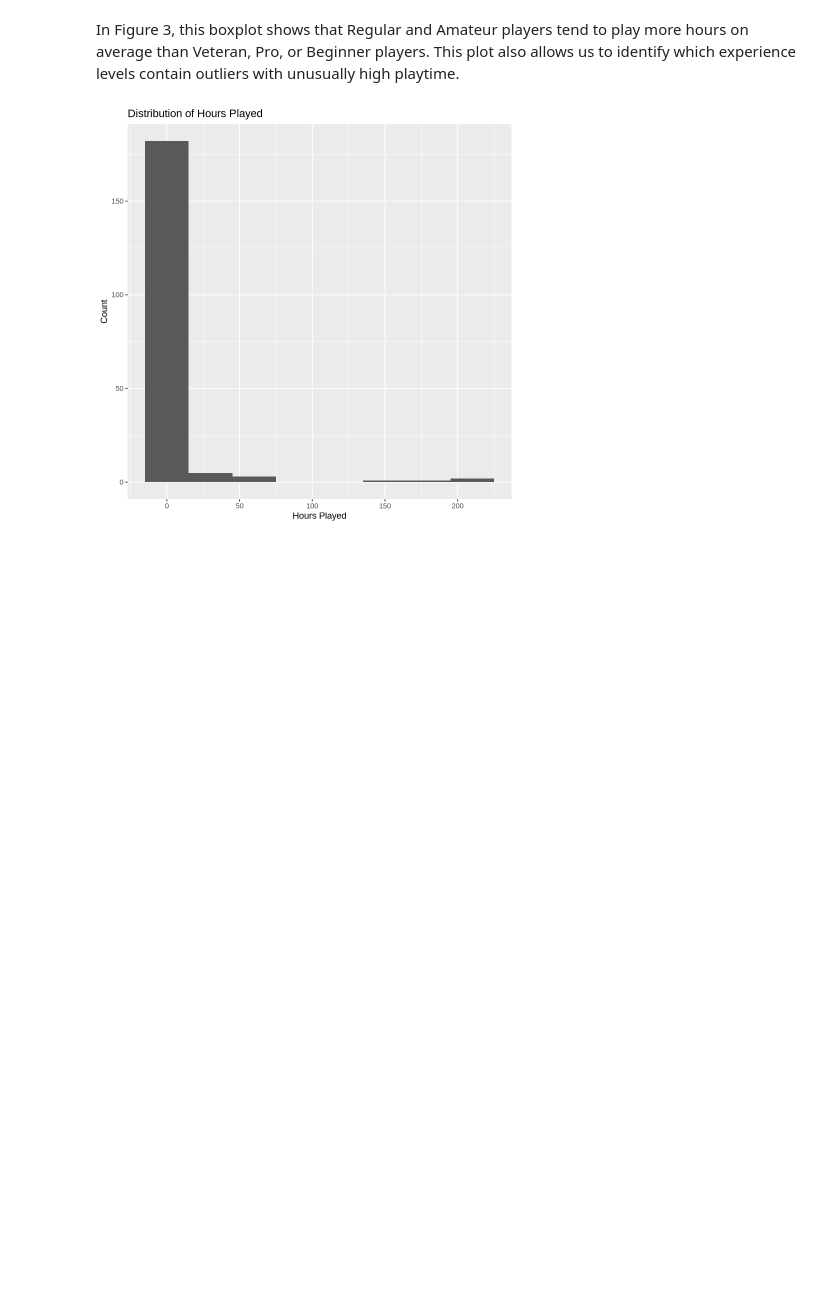
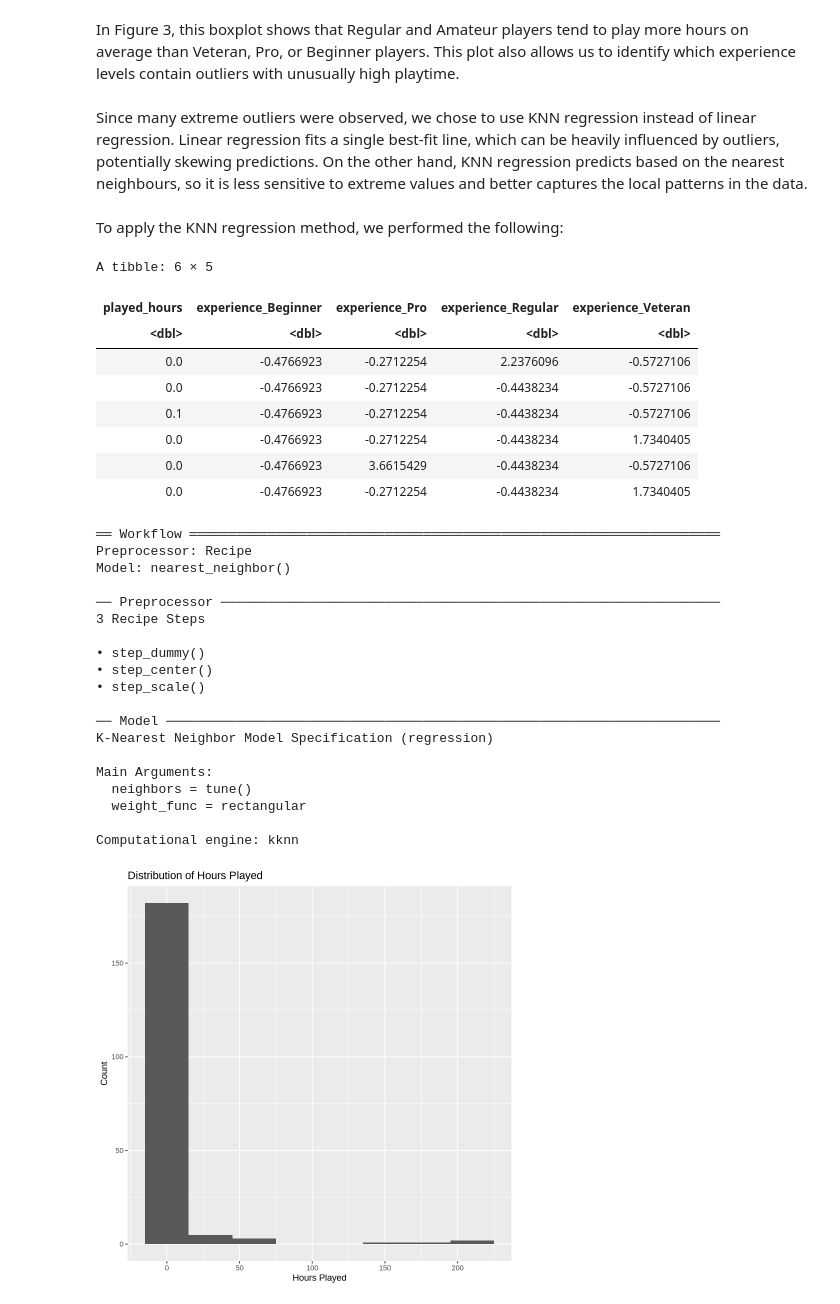
Before and after one commit to vmah1/dsci100-group-project, a Jupyter notebook: project.ipynb, the cells around one changed output. Cells and saved outputs as stored; diff of their text form; code cells hidden in the pictures; blank space fills up the shorter version.

Commit message:
started on knn regression for experience

```diff
--- a/project.ipynb
+++ b/project.ipynb
@@ -362,3 +361,69 @@ ggplot(players_clean, aes(x = experience, y = played_hours)) +
 [figure]
 # %% [markdown]
 In Figure 3, this boxplot shows that Regular and Amateur players tend to play more hours on average than Veteran, Pro, or Beginner players. This plot also allows us to identify which experience levels contain outliers with unusually high playtime.
+# %% [markdown]
+Since many extreme outliers were observed, we chose to use KNN regression instead of linear regression. Linear regression fits a single best-fit line, which can be heavily influenced by outliers, potentially skewing predictions. On the other hand, KNN regression predicts based on the nearest neighbours, so it is less sensitive to extreme values and better captures the local patterns in the data.
+# %% [markdown]
+To apply the KNN regression method, we performed the following:
+# %%
+set.seed(123)
+
+# Split the data 75:25
+
+players_split_2 <- initial_split(players_tidy, prop = 0.75, strata = played_hours)
+players_train_2 <- training(players_split_2)
+players_test_2  <- testing(players_split_2)
+
+# Specify the KNN model
+players_spec_2 <- nearest_neighbor(weight_func = "rectangular", neighbors = tune()) |>
+  set_engine("kknn") |>
+  set_mode("regression")
+
+# Create the recipe and convert experience to numeric values with dummy variables
+players_recipe_2 <- recipe(played_hours ~ experience, data = players_train_2) |>
+  step_dummy(all_nominal_predictors()) |>
+  step_center(all_predictors()) |>
+  step_scale(all_predictors())
+
+players_recipe_prep <- prep(players_recipe_2)
+players_train_processed <- bake(players_recipe_prep, new_data = players_train_2)
+head(players_train_processed)
+
+# Cross validation
+players_vfold_2 <- vfold_cv(players_train_2, v = 5, strata = played_hours)
+
+# Create the workflow
+players_wkflw_2 <- workflow() |>
+  add_recipe(players_recipe_2) |>
+  add_model(players_spec_2)
+
+players_wkflw_2
+# %% [output]
+A tibble: 6 × 5
+| played_hours | experience_Beginner | experience_Pro | experience_Regular | experience_Veteran |
+| <dbl> | <dbl> | <dbl> | <dbl> | <dbl> |
+| 0.0 | -0.4766923 | -0.2712254 | 2.2376096 | -0.5727106 |
+| 0.0 | -0.4766923 | -0.2712254 | -0.4438234 | -0.5727106 |
+| 0.1 | -0.4766923 | -0.2712254 | -0.4438234 | -0.5727106 |
+| 0.0 | -0.4766923 | -0.2712254 | -0.4438234 | 1.7340405 |
+| 0.0 | -0.4766923 | 3.6615429 | -0.4438234 | -0.5727106 |
+| 0.0 | -0.4766923 | -0.2712254 | -0.4438234 | 1.7340405 |
+══ Workflow ════════════════════════════════════════════════════════════════════
+Preprocessor: Recipe
+Model: nearest_neighbor()
+
+── Preprocessor ────────────────────────────────────────────────────────────────
+3 Recipe Steps
+
+• step_dummy()
+• step_center()
+• step_scale()
+
+── Model ───────────────────────────────────────────────────────────────────────
+K-Nearest Neighbor Model Specification (regression)
+
+Main Arguments:
+  neighbors = tune()
+  weight_func = rectangular
+
+Computational engine: kknn
```
Also changed, not shown: parts of 3 cells of this notebook.
